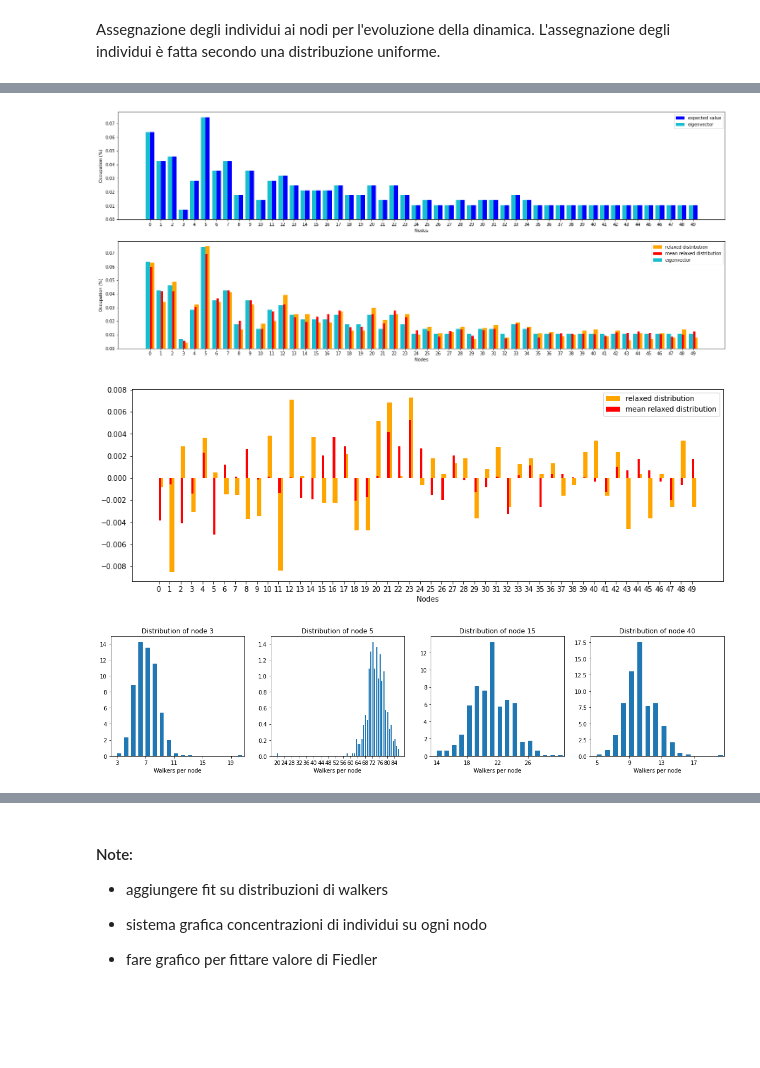
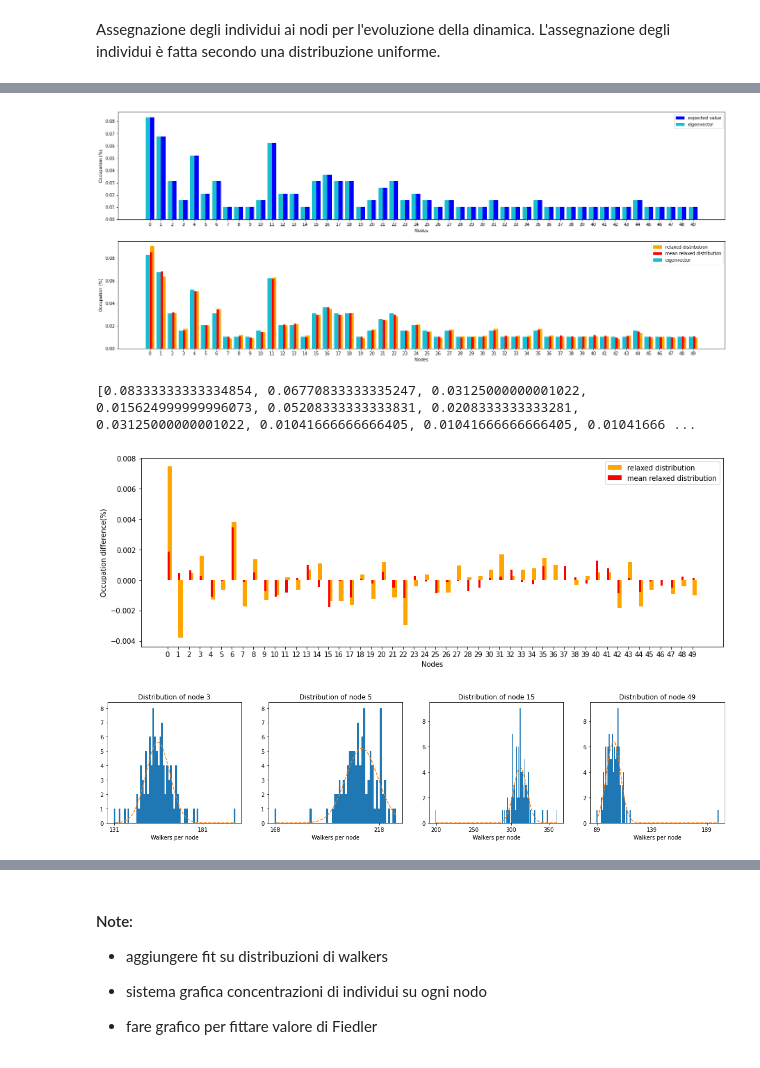
Before and after one commit to Ferri-00/Esame-Complessi, a Jupyter notebook: BarabasiAlbert.ipynb, the cells around one changed output, grey strips where cells are left out. Cells and saved outputs as stored; diff of their text form; code cells hidden in the pictures; blank space fills up the shorter version.

```diff
--- a/BarabasiAlbert.ipynb
+++ b/BarabasiAlbert.ipynb
@@ -12,7 +13,7 @@ import os
 Creazione del grafo con l'algoritmo di Barabasi-Albert
 # %%
 N = 50
-M = 3
+M = 2
 G = nx.barabasi_albert_graph(N, M)
 # %% [markdown]
 Rappresentazione del grafico
@@ -127,7 +145,7 @@ pS = np.round(pS, i)
 # %% [markdown]
 Assegnazione degli individui ai nodi per l'evoluzione della dinamica. L'assegnazione degli individui è fatta secondo una distribuzione uniforme.
 # %%
-walker_per_node = 20
+walker_per_node = 200
 # %%
 seed = np.random.RandomState()
 def dynamic_evolution(G, history = []):
@@ -152,3 +165,5 @@ time_steps = int(5e2)
+# %%
+time_steps = int(1e2)
 # %%
 t0 = time.time()
 
@@ -165,14 +182,15 @@ done in 0 minutes and 15.34761118888855 seconds
 # %%
 fig, ax = plt.subplots(nrows = 2, ncols = 1, figsize=(0.5*N, 10))
 
-pSNorm = [d for n, d in G.degree()]
-pSNorm = [h/sum(pSNorm) for h in pSNorm]
+pSExpected = [d for n, d in G.degree()]
+pSNorm = [h/sum(pS) for h in pS]
 
-hMean = [[(h1+h2+h3)/(walker_per_node*N*3)
-         for h1, h2, h3 in zip(history[0][i], history[1][i], history[2][i])] for i in range(len(history[0]))]
+hMean = [[(h1+h2+h3)/walker_per_node/N/3
+          for h1, h2, h3 in zip(history[0][i], history[1][i], history[2][i])]
+         for i in range(len(history[0]))]
 
-ax[0].bar(G.nodes, [h/sum(pSNorm) for h in pSNorm], width=0.4, align='edge', color='blue', label="expected value")
-ax[0].bar(G.nodes, [h/sum(pS) for h in pS], width=-0.4, align='edge', color='tab:cyan', label="eigenvector")
+ax[0].bar(G.nodes, [h/sum(pSExpected) for h in pSExpected], width=0.4, align='edge', color='blue', label="expected value")
+ax[0].bar(G.nodes, [h for h in pSNorm], width=-0.4, align='edge', color='tab:cyan', label="eigenvector")
 
 ax[1].bar(G.nodes, [h/sum(history[0][-1]) for h in history[0][-1]], width=0.4,
           align='edge', color='orange', label='relaxed distribution')
@@ -189,40 +207,73 @@ for i in [0,1]:
 
 plt.show()
 # %% [output]
-[figure, old version]
+[figure, new version]
+# %%
+print(pSNorm)
+# %% [output]
+[0.08333333333334854, 0.06770833333335247, 0.03125000000001022, 0.015624999999996073, 0.05208333333333831, 0.0208333333333281, 0.03125000000001022, 0.01041666666666405, 0.01041666666666405, 0.01041666 ...
 # %%
 fig, ax = plt.subplots(nrows = 1, ncols = 1, figsize=(0.3*N, 5))
 
 ax.bar(G.nodes, [h/sum(history[0][-1]) - k for h, k in zip(history[0][-1], pSNorm)], width=0.4,
-          align='edge', color='orange', label='relaxed distribution')
+       align='edge', color='orange', label='relaxed distribution')
 ax.bar(G.nodes, [(h1+h2+h3)/(sum(history[0][-1]) + sum(history[1][-1]) + sum(history[2][-1])) - k
-                    for h1, h2, h3, k in zip(history[0][-1], history[1][-1], history[2][-1], pSNorm)],
-          width=0.2, align='edge', color='red', label='mean relaxed distribution')
+                 for h1, h2, h3, k in zip(history[0][-1], history[1][-1], history[2][-1], pSNorm)],
+       width=0.2, align='edge', color='red', label='mean relaxed distribution')
 
 ax.legend()
 ax.set_xlabel("Nodes")
-# ax.set_ylabel("Occupation (%)")
+ax.set_ylabel("Occupation difference(%)")
 ax.set_xticks(np.arange(0, N, 1))
-# ax[i].grid(True)
+# ax.grid(True)
 
 plt.show()
 # %% [output]
-[figure, old version]
+[figure, new version]
+# %%
+def gaus_law(x, a, mu=459, sigma=1):
+    return a*np.exp(-(x-mu)**2/(2*sigma**2))
+
+from scipy.stats import binom
+from scipy.stats import poisson
+
+def binomial_law(x, n, p):
+    return binom.pmf(x, n, p)
+
+def poisson_law(x, lamb):
+    return poisson.cdf(x, lamb)
 # %%
-nodes = [3, 5, 15, 40]
+nodes = [3, 5, 15, N-1]
 p_node = []
 
 fig, ax = plt.subplots(nrows = 1, ncols = len(nodes), figsize=(5*len(nodes), 4))
 
-histo = hMean
+histo = [[(h1+h2+h3)/3 for h1, h2, h3 in zip(history[0][i], history[1][i], history[2][i])]
+         for i in range(len(history[0]))]
+
+n = [0]*len(nodes)
+bins = [0]*len(nodes)
 
 for i in range(len(nodes)):
-    p_node += [[int(h[nodes[i]]*walker_per_node*N) for h in histo]]
-    ax[i].hist(p_node[i], bins = walker_per_node*N, density = True, align='left', width=0.6)
+    p_node += [[int(h[nodes[i]]) for h in histo]]
+    n[i], bins[i], patches = ax[i].hist(p_node[i], bins = int((max(p_node[i]) - min(p_node[i]))), align='left')
     ax[i].set_title(f"Distribution of node {nodes[i]}")
     ax[i].set_xlabel("Walkers per node")
-    ax[i].set_xticks(np.arange(min(p_node[i]), max(p_node[i]), 4))
+    ax[i].set_xticks(np.arange(min(p_node[i]), max(p_node[i]), 50))
+
+mean = [sum(p_node[i])/len(p_node[i]) for i in range(len(nodes))]
+
+popt = [0]*len(nodes)
+pcov = [0]*len(nodes)
+
+for i in range(len(nodes)):
+    bins[i]=(bins[i][:-1] + bins[i][1:])/2
+
+    popt[i], pcov[i] = curve_fit(gaus_law, bins[i], n[i], p0 = [10, mean[i], 9])
+#     popt[i], pcov[i] = curve_fit(binomial_law, bins[i], n[i], p0 = [walker_per_node*N, pS[nodes[i]]])
+
+    ax[i].plot(bins[i], gaus_law(bins[i], *popt[i]), '--')
 
 plt.show()
 # %% [output]
-[figure, old version]
+[figure, new version]
```
Also changed, not shown: parts of 16 cells of this notebook.
